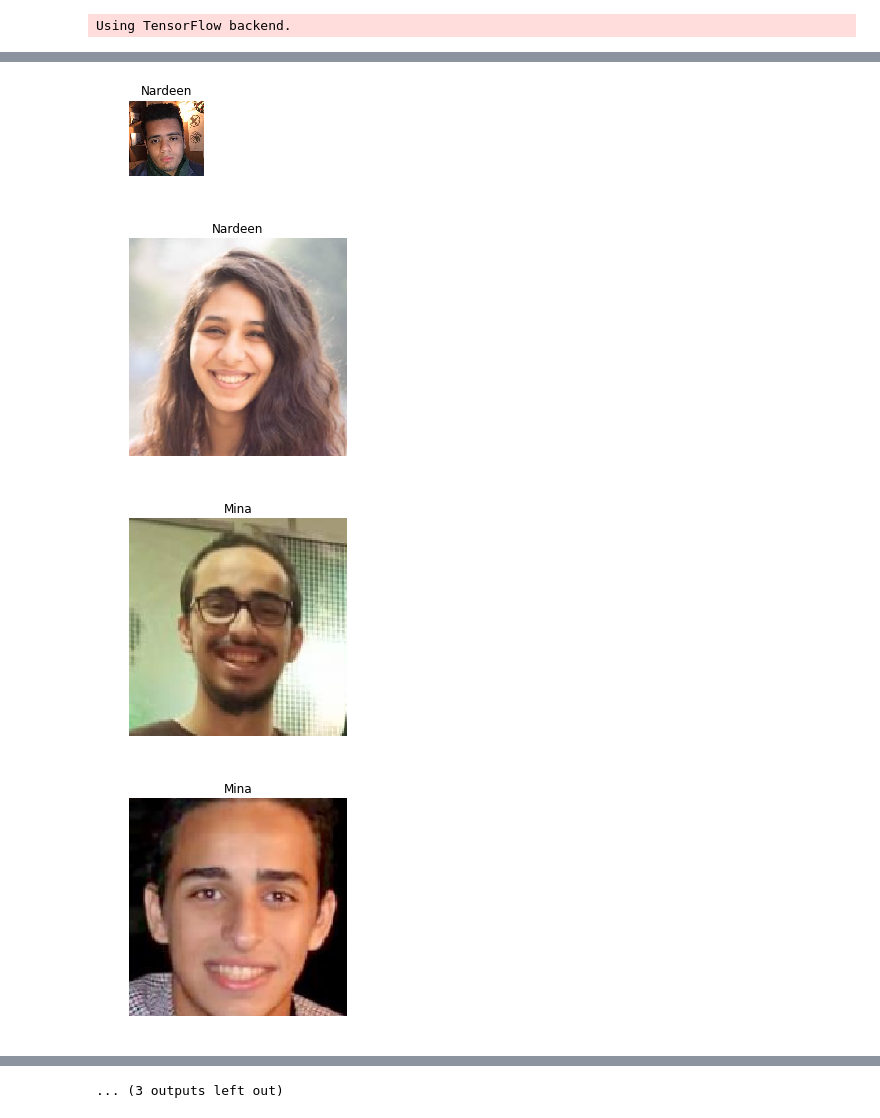
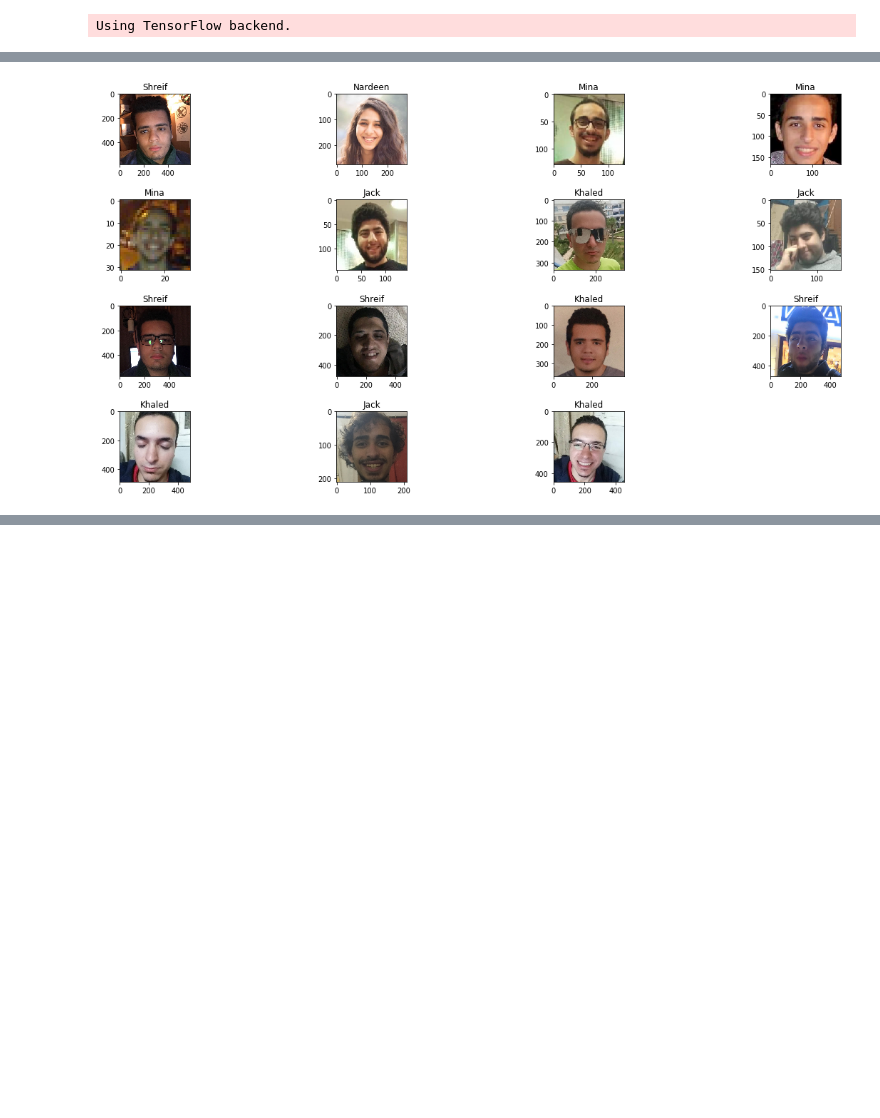
Before and after one commit to MustafaSaber/image_recognition, a Jupyter notebook: Untitled.ipynb, the cells around one changed output, grey strips where cells are left out. Cells and saved outputs as stored; diff of their text form; code cells hidden in the pictures; blank space fills up the shorter version.

```diff
--- a/Untitled.ipynb
+++ b/Untitled.ipynb
@@ -48,29 +53,22 @@ from keras.layers import Dropout, Flatten, Dense
 from keras.models import Sequential
 import keras
 
-model = Sequential()
 
 ### TODO: Define your architecture.-
-layer1 = model.add(Conv2D(32, (2,2), padding='same', activation='relu',input_shape=train_tensors[0].shape))
-maxpool1 = model.add(MaxPooling2D((2,2),strides=(2,2),padding='valid'))
-#model.add(Dropout(0.3))
-layer2 = model.add(Conv2D(64, (2,2),strides=(2,2), padding='same', activation='relu'))
-maxpool2 = model.add(MaxPooling2D((2,2),strides=(2,2),padding='valid'))
-
-layer3 = model.add(Conv2D(128, (2,2),strides=(2,2), padding='same', activation='relu'))
-maxpool3 = model.add(MaxPooling2D((1,1),strides=(1,1),padding='valid'))
+model = Sequential()
+layer1 = model.add(Dense(100,activation='relu',input_shape=train_tensors[0].shape))
+model.add(Dropout(0.3))
+layer2 = model.add(Dense(100,activation='relu'))
 model.add(Dropout(0.3))
 
-layer4 = model.add(Conv2D(256, (2,2),strides=(1,1), padding='same', activation='relu'))
-maxpool4 = model.add(MaxPooling2D((2,2),strides=(2,2),padding='valid'))
+layer3 = model.add(Dense(100,activation='relu'))
+model.add(Dropout(0.3))
 
-# hidden1 = model.add(Dense(128))
-# hidden2 = model.add(Dense(64))
 
-#model.add(Dropout(0.3))
-gloabalAverage = model.add(GlobalAveragePooling2D())
 Dense = model.add(Dense(6,activation='softmax'))
 model.summary()
+opt = keras.optimizers.RMSprop(lr=0.0001)
+model.compile(optimizer=opt, loss='categorical_crossentropy', metrics=['accuracy'])
 # %% [output]
 _________________________________________________________________
 Layer (type)                 Output Shape              Param #
@@ -97,11 +92,11 @@ from keras.callbacks import ModelCheckpoint
 
 ### TODO: specify the number of epochs that you would like to use to train the model.
 
-epochs = 30
+epochs = 100
 
 ### Do NOT modify the code below this line.
 
-checkpointer = ModelCheckpoint(filepath='saved_models/weights5_50.best.from_scratch.hdf5',
+checkpointer = ModelCheckpoint(filepath='saved_models/weightsNN3.best.from_scratch.hdf5',
                                verbose=1, save_best_only=True)
 
 model.fit(train_tensors, train_targets,
@@ -124 +134,3 @@ KeyboardInterrupt:
+# %%
+model.load_weights('saved_models/weightsNN3.best.from_scratch.hdf5')
 # %%
@@ -130,22 +141,25 @@ def predicate_name(img_path):
 # %%
 import os
 import matplotlib.pyplot as plt
 from PIL import Image
 
 images = [predicate_name('predict/khaled/'+f) for f in os.listdir('predict/khaled')]
-fig=plt.figure(figsize=(8, 8))
+# fig=plt.figure(figsize=(4, 5))
+# plt.figure(figsize=(20,10))
+plt.figure(figsize=(20,10))
+#fig.subplots_adjust()
+
 columns = 4
 rows = 5
 for i, (img, pred) in enumerate(images):
-#     print(class_name[pred])
-    fig.add_subplot(rows, columns, i + 1)
     img = Image.open(img)
+#     ax = fig.add_subplot(5, 4, i+1)
+#     ax.imshow(img)
+#     ax.set_title()
+    plt.subplot(4, 4, i + 1)
+    plt.subplots_adjust(hspace=0.5, wspace=0.5)
     plt.imshow(img)
     plt.title(array_names[np.argmax(pred)])
-    plt.axis('off')
-    plt.show()
+#plt.show()
 # %% [output]
-[figure, old version]
+[figure, new version]
-[figure, removed]
-[figure, removed]
-[figure, removed]
@@ -160 +165,0 @@ for i, (img, pred) in enumerate(images):
-... (3 outputs left out)
```
Also changed, not shown: parts of 29 cells of this notebook, 3 other files.
